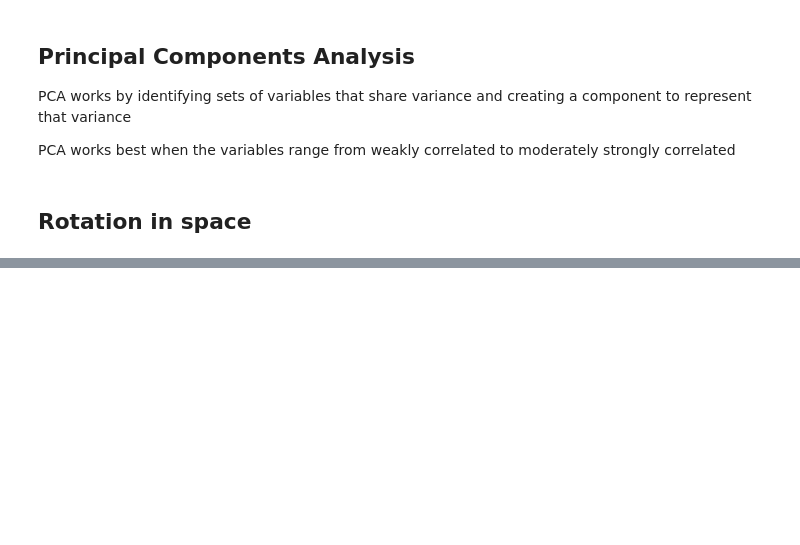
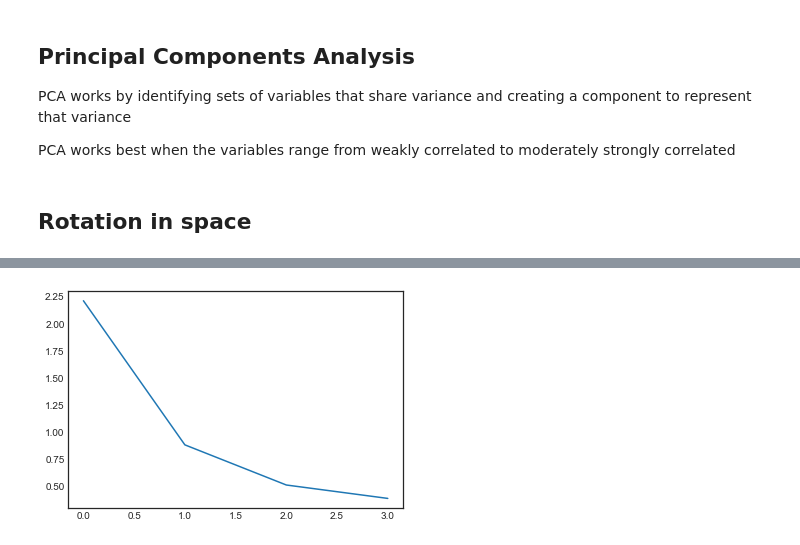
Before and after one commit to brianmcguckin/thinkful_unit_02_supervised_learning, a Jupyter notebook: 02_01_06_principal_components_analysis.ipynb, the cells around one changed output, grey strips where cells are left out. Cells and saved outputs as stored; diff of their text form; code cells hidden in the pictures; blank space fills up the shorter version.

```diff
--- a/02_01_06_principal_components_analysis.ipynb
+++ b/02_01_06_principal_components_analysis.ipynb
@@ -83,0 +84,14 @@ plt.show()
+# %%
+#covariance matrix for ESS data
+#take a subset of the data for PCA and drop missing values because PCA cannot handle them
+df_pca = df.loc[((df['cntry']=='CZ') | (df['cntry']=='CH')) & (df['year']==6),
+               ['tvtot','ppltrst','pplfair','pplhlp']].dropna()
+
+#normalize the data so that all variables have a mean of 0 and std dev of 1
+X = StandardScaler().fit_transform(df_pca)
+
+#the numpy covariance function assumes that variables are represented by rows, not columns
+#transpose X
+Xt = X.T
+Cx = np.cov(Xt)
+print('Covariance Matrix:\n', Cx)
@@ -83,0 +110,14 @@ plt.show()
+# %%
+#calculating eigenvalues and eigenvectors
+eig_val_cov, eig_vec_cov = np.linalg.eig(Cx)
+
+#inspecting the eigenvalues and eigenvectors
+for i in range(len(eig_val_cov)):
+    eigvec_cov = eig_vec_cov[:,i].reshape(1,4).T
+    print('Eigencevtor {}: \n{}'.format(i + 1, eigvec_cov))
+    print('Eigenvalue {}: {}'.format(i + 1, eig_val_cov[i]))
+    print(40 * '-')
+
+print('The percentage of total variance in the dataset explained by each',
+     'component calculated by hand.\n',
+     eig_val_cov / sum(eig_val_cov))
@@ -83,0 +142,5 @@ plt.show()
+# %%
+plt.plot(eig_val_cov)
+plt.show()
+# %% [output]
+[figure, added]
```
Also changed, not shown: parts of 7 cells of this notebook.
